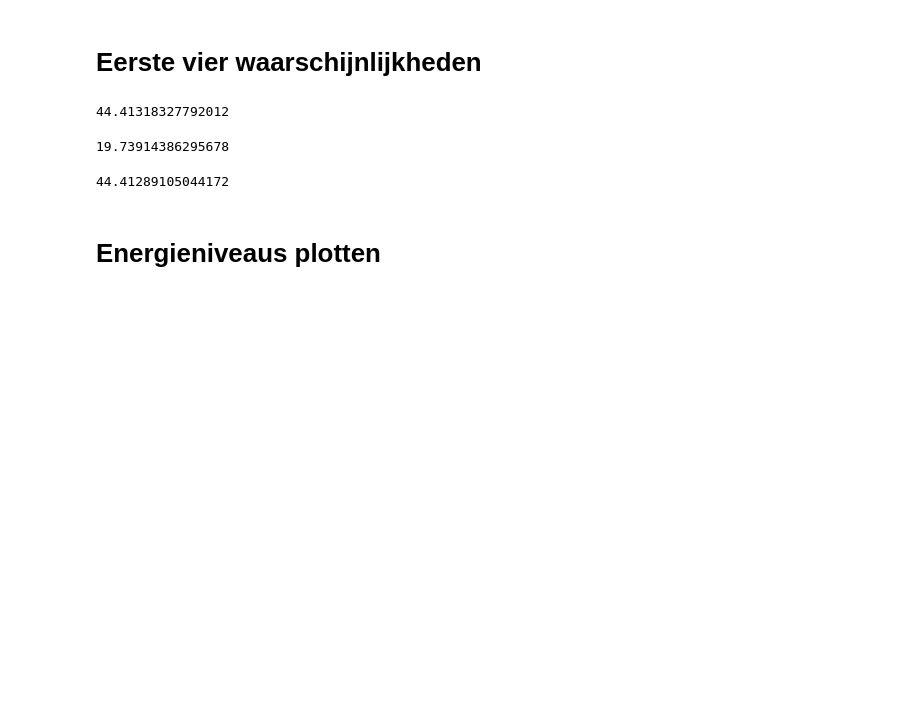
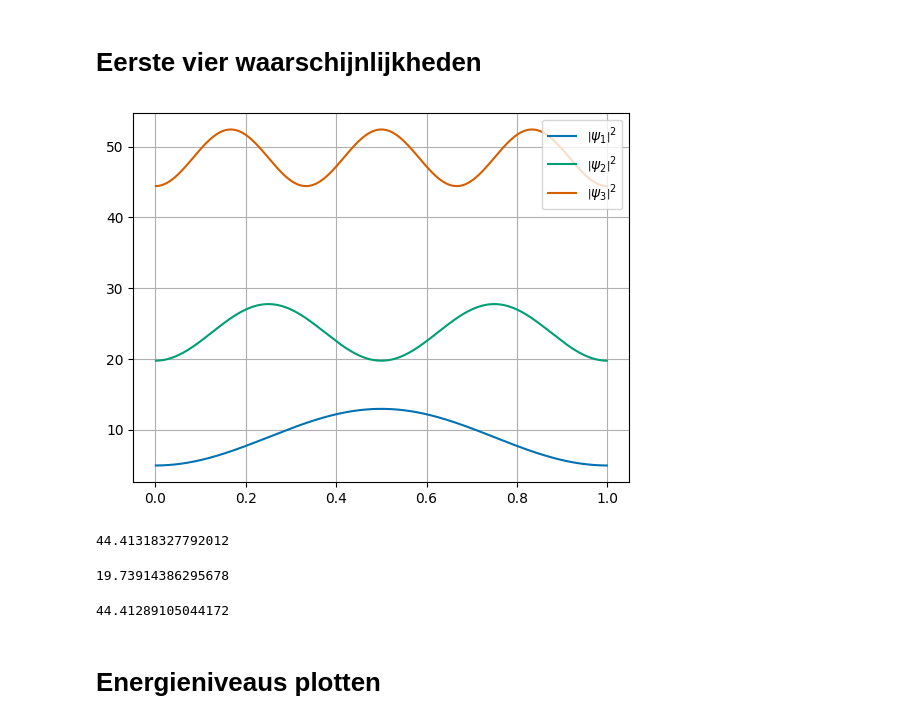
Before and after one commit to R4vante/School, a Jupyter notebook: ASIA/Leroy-1D-Schroedinger.ipynb, the cells around one changed output. Saved outputs shown, nothing was run; the diff lists cells and outputs as text; code cells hidden in the pictures; blank space fills up the shorter version.

```diff
--- a/ASIA/Leroy-1D-Schroedinger.ipynb
+++ b/ASIA/Leroy-1D-Schroedinger.ipynb
@@ -144,14 +149,16 @@ np.max(V_p(x)), E[2]
 # %% [markdown]
 # Eerste vier waarschijnlijkheden
 # %%
-# fig, ax = plt.subplots(1,1)
-# ax.grid(True)
+fig, ax = plt.subplots(1,1)
+ax.grid(True)
 
-# for i in range(0,3):
-#     ax.plot(x[1:-1], np.abs(psi[i])**2 + , label=(r"$\left|\psi_{%i}\right|^2$" %i))
+for i in range(0,3):
+    ax.plot(x[1:-1], np.abs(psi[i])**2*4000 + E[i] , label=(r"$\left|\psi_{%i}\right|^2$" %(i+1)))
 
-# ax.legend(loc='upper right')
-# plt.show()
+ax.legend(loc='upper right')
+plt.show()
+# %% [output]
+[figure, added]
 # %%
 E[0]*3**2
 # %% [output]
```
Also changed, not shown: parts of 5 cells of this notebook, 2 other files.
